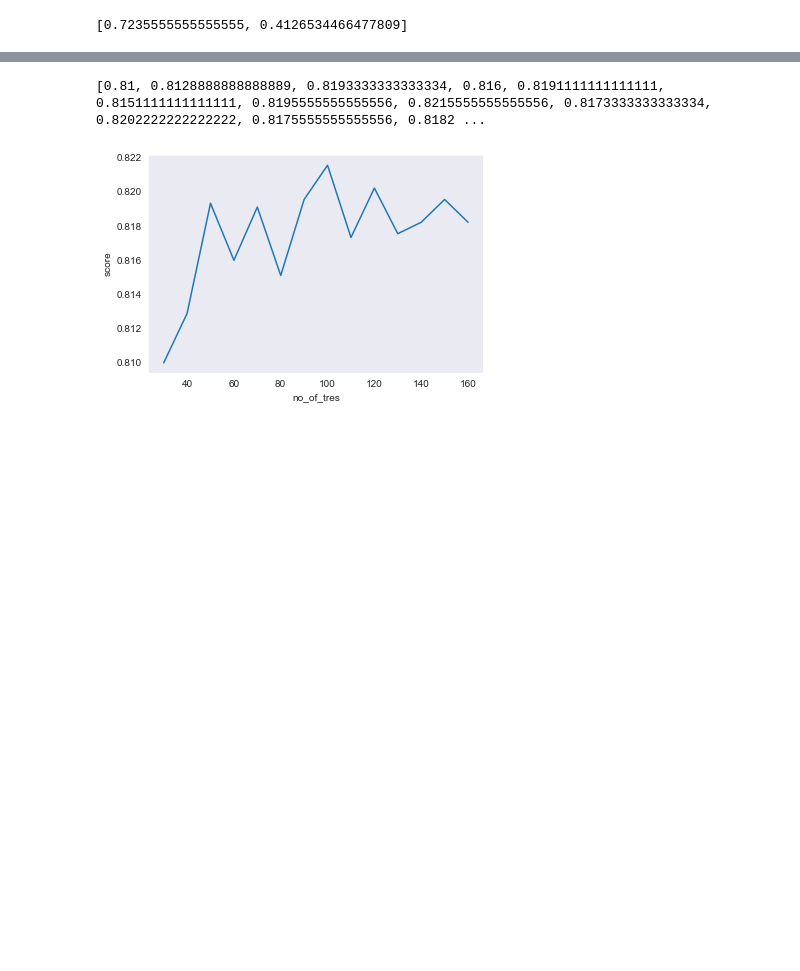
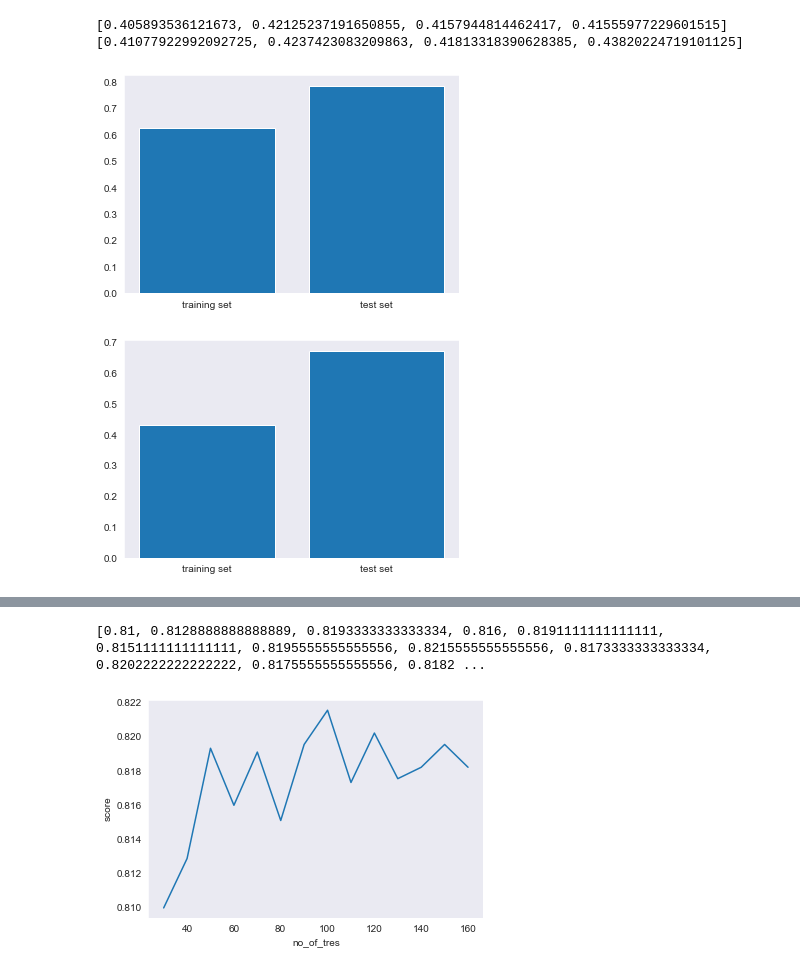
Before and after one commit to EMAT31530/ai-group-project-group-28, a Jupyter notebook: Random Forest Classifier.ipynb, the cells around one changed output, grey strips where cells are left out. Drawn from its saved outputs; the diff is of its cells as text; code cells hidden in the pictures; blank space fills up the shorter version.

```diff
--- a/Random Forest Classifier.ipynb
+++ b/Random Forest Classifier.ipynb
@@ -77,13 +101,37 @@ clf_nosamp=clf.fit(x_train,y_train)
 clf_nosamp_prediction=clf_nosamp.predict(x_test)
 clf_nosamp_accuracy=accuracy_score(clf_nosamp_prediction,y_test)
 clf_nosamp_f1=f1_score(clf_nosamp_prediction,y_test)
+clf_nosamp_fbeta=fbeta_score(clf_nosamp_prediction,y_test,beta=0.2)
 clf_nosamp=[clf_nosamp_accuracy,clf_nosamp_f1]
 accuracy_no_sampling.append(clf_nosamp_accuracy)
 f1_no_sampling.append(clf_nosamp_f1)
+fbeta_no_sampling.append(clf_nosamp_fbeta)
 f1_no_sampling
 clf_nosamp
+print(f1_no_sampling, fbeta_no_sampling)
 # %% [output]
-[0.7235555555555555, 0.4126534466477809]
+[0.405893536121673, 0.42125237191650855, 0.4157944814462417, 0.41555977229601515] [0.41077922992092725, 0.4237423083209863, 0.41813318390628385, 0.43820224719101125]
+# %%
+clf =tree.DecisionTreeClassifier(criterion ='gini')
+clf_undersamp=clf.fit(x_under,y_under)
+clf_undersamp_prediction=clf_undersamp.predict(x_test)
+clf_undersamp_prediction1=clf_undersamp.predict(x_train)
+clf_undersamp_accuracy=accuracy_score(clf_undersamp_prediction,y_test)
+clf_undersamp_accuracy1=accuracy_score(clf_undersamp_prediction1,y_train)
+clf_undersamp_f1=f1_score(clf_undersamp_prediction,y_test)
+clf_undersamp_f11=f1_score(clf_undersamp_prediction1,y_train)
+#clf_undersamp_fbeta=fbeta_score(clf_undersamp_prediction,y_test,beta=0.8)
+clf_undersampacc=[clf_undersamp_accuracy,clf_undersamp_accuracy1]
+clf_undersampf1=[clf_undersamp_f1,clf_undersamp_f11]
+names12clf_undersamp=['training set','test set']
+plt.bar(names12clf_undersamp, clf_undersampacc)
+plt.show()
+plt.bar(names12clf_undersamp, clf_undersampf1)
+plt.show()
+#my decision tree is massivly underfitting
+# %% [output]
+[figure, added]
+[figure, added]
 # %%
 #nosampling decsiion tree adaboost
 ada = AdaBoostClassifier(n_estimators=100,learning_rate=1)
```
Also changed, not shown: parts of 14 cells of this notebook, 3 other files.
